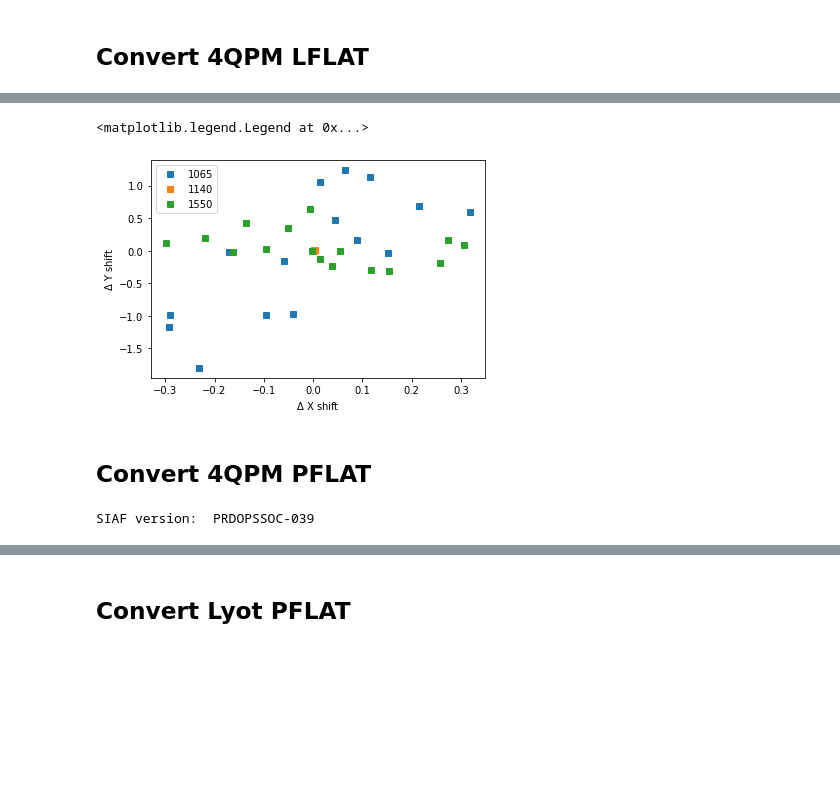
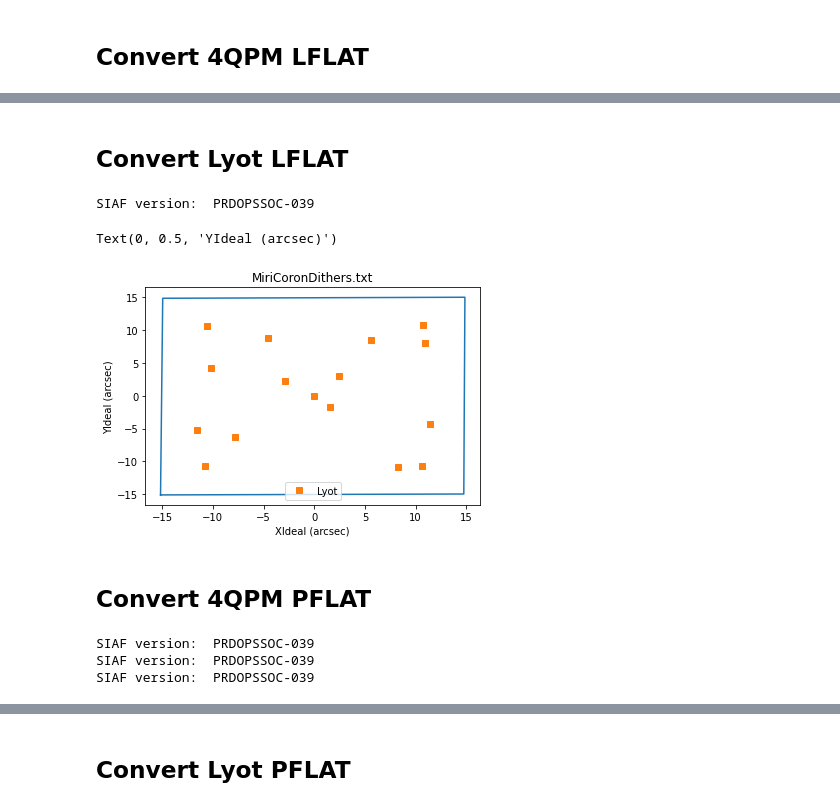
Before and after one commit to STScI-MIRI/miricoord, a Jupyter notebook: miricoord/coron/lpflat_dithers.ipynb, the cells around one changed output, grey strips where cells are left out. Saved outputs shown, nothing was run; the diff lists cells and outputs as text; code cells hidden in the pictures; blank space fills up the shorter version.

```diff
--- a/miricoord/coron/lpflat_dithers.ipynb
+++ b/miricoord/coron/lpflat_dithers.ipynb
@@ -12,6 +12,9 @@ print('miricoord version: ',mt.version())
 # %% [output]
 SIAF version:  PRDOPSSOC-039
 miricoord version:  cdp7
+# %%
+# Output file in Ideal coordinates
+outfile = 'MiriCoronDithers.txt'
 # %% [markdown]
 ## Convert 4QPM LFLAT ##
 # %%
@@ -99,11 +104,2 @@ MIRIM_CORON1550
-# %%
-# Plot differences in pixel shifts from what was originally specified
-plt.plot(dxout1065-dx,dyout1065-dy,'s',label='1065')
-plt.plot(dxout1140-dx,dyout1140-dy,'s',label='1140')
-plt.plot(dxout1550-dx,dyout1550-dy,'s',label='1550')
-plt.xlabel(r'$\Delta$ X shift')
-plt.ylabel(r'$\Delta$ Y shift')
-plt.legend()
-# %% [output]
-<matplotlib.legend.Legend at 0x...>
-[figure, removed]
+# %% [markdown]
+## Convert Lyot LFLAT ##
@@ -109,0 +113,16 @@ plt.legend()
+# %%
+# Define reference aperture that we'll use to construct the Ideal coordinates
+aper='MIRIM_CORONLYOT'
+# Bounding Box of real aperture
+xboundlyot=[siaf[aper].XIdlVert1,siaf[aper].XIdlVert2,siaf[aper].XIdlVert3,siaf[aper].XIdlVert4,siaf[aper].XIdlVert1]
+yboundlyot=[siaf[aper].YIdlVert1,siaf[aper].YIdlVert2,siaf[aper].YIdlVert3,siaf[aper].YIdlVert4,siaf[aper].YIdlVert1]
+# Get the detector coordinates of this aperture's reference point (origin of Ideal frame)
+xcen,ycen=siaf[aper].XDetRef,siaf[aper].YDetRef # 1-indexed
+# Convert desired pixel offsets to pixel values
+x,y=xcen+dx,ycen+dy
+# Convert to v2, v3 (inputs need to be 0-indexed, so subtract 1)
+v2,v3=mt.xytov2v3(x-1,y-1,'F770W')
+# Convert to Ideal
+xilyot,yilyot=mt.v2v3toIdeal(v2,v3,aper)
+# %% [output]
+SIAF version:  PRDOPSSOC-039
@@ -110,3 +135,14 @@ plt.legend()
+# %%
+# Plot results
+plt.plot(xboundlyot,yboundlyot)
+plt.plot(xilyot,yilyot,'s',label='Lyot')
+plt.legend()
+plt.title(outfile)
+plt.xlabel('XIdeal (arcsec)')
+plt.ylabel('YIdeal (arcsec)')
+# %% [output]
+Text(0, 0.5, 'YIdeal (arcsec)')
+[figure, added]
 # %% [markdown]
 ## Convert 4QPM PFLAT ##
 # %%
@@ -119,7 +154,10 @@ num,dx,dy=data['Nr'].data,data['Xpix'].data,data['Ypix'].data
 num=num+1 # PRD likes to be 1-indexed
 # %%
 # Define reference aperture that we'll use to construct the Ideal coordinates
-aper='MIRIM_CORON1140'
+aper='MIRIM_CORON1065'
+# Bounding Box of real aperture
+xbound1065=[siaf[aper].XIdlVert1,siaf[aper].XIdlVert2,siaf[aper].XIdlVert3,siaf[aper].XIdlVert4,siaf[aper].XIdlVert1]
+ybound1065=[siaf[aper].YIdlVert1,siaf[aper].YIdlVert2,siaf[aper].YIdlVert3,siaf[aper].YIdlVert4,siaf[aper].YIdlVert1]
 # Get the detector coordinates of this aperture's reference point (origin of Ideal frame)
 xcen,ycen=siaf[aper].XDetRef,siaf[aper].YDetRef # 1-indexed
 # Convert desired pixel offsets to pixel values
@@ -127,7 +165,35 @@ x,y=xcen+dx,ycen+dy
 # Convert to v2, v3 (inputs need to be 0-indexed, so subtract 1)
 v2,v3=mt.xytov2v3(x-1,y-1,'F770W')
 # Convert to Ideal
-xi,yi=mt.v2v3toIdeal(v2,v3,aper)
+xi1065,yi1065=mt.v2v3toIdeal(v2,v3,aper)
+
+aper='MIRIM_CORON1140'
+# Bounding Box of real aperture
+xbound1140=[siaf[aper].XIdlVert1,siaf[aper].XIdlVert2,siaf[aper].XIdlVert3,siaf[aper].XIdlVert4,siaf[aper].XIdlVert1]
+ybound1140=[siaf[aper].YIdlVert1,siaf[aper].YIdlVert2,siaf[aper].YIdlVert3,siaf[aper].YIdlVert4,siaf[aper].YIdlVert1]
+# Get the detector coordinates of this aperture's reference point (origin of Ideal frame)
+xcen,ycen=siaf[aper].XDetRef,siaf[aper].YDetRef # 1-indexed
+# Convert desired pixel offsets to pixel values
+x,y=xcen+dx,ycen+dy
+# Convert to v2, v3 (inputs need to be 0-indexed, so subtract 1)
+v2,v3=mt.xytov2v3(x-1,y-1,'F770W')
+# Convert to Ideal
+xi1140,yi1140=mt.v2v3toIdeal(v2,v3,aper)
+
+aper='MIRIM_CORON1550'
+# Bounding Box of real aperture
+xbound1550=[siaf[aper].XIdlVert1,siaf[aper].XIdlVert2,siaf[aper].XIdlVert3,siaf[aper].XIdlVert4,siaf[aper].XIdlVert1]
+ybound1550=[siaf[aper].YIdlVert1,siaf[aper].YIdlVert2,siaf[aper].YIdlVert3,siaf[aper].YIdlVert4,siaf[aper].YIdlVert1]
+# Get the detector coordinates of this aperture's reference point (origin of Ideal frame)
+xcen,ycen=siaf[aper].XDetRef,siaf[aper].YDetRef # 1-indexed
+# Convert desired pixel offsets to pixel values
+x,y=xcen+dx,ycen+dy
+# Convert to v2, v3 (inputs need to be 0-indexed, so subtract 1)
+v2,v3=mt.xytov2v3(x-1,y-1,'F770W')
+# Convert to Ideal
+xi1550,yi1550=mt.v2v3toIdeal(v2,v3,aper)
 # %% [output]
 SIAF version:  PRDOPSSOC-039
+SIAF version:  PRDOPSSOC-039
+SIAF version:  PRDOPSSOC-039
 # %%
```
Also changed, not shown: parts of 26 cells of this notebook.
